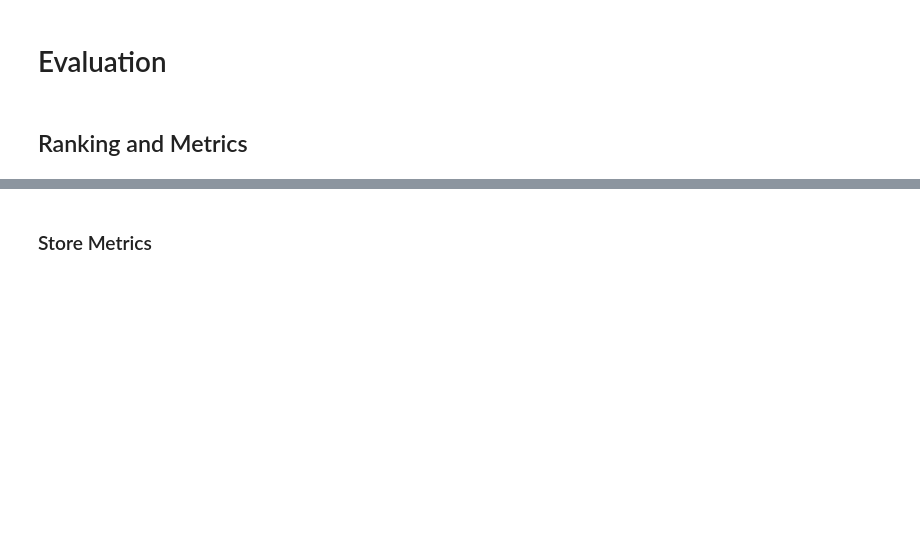
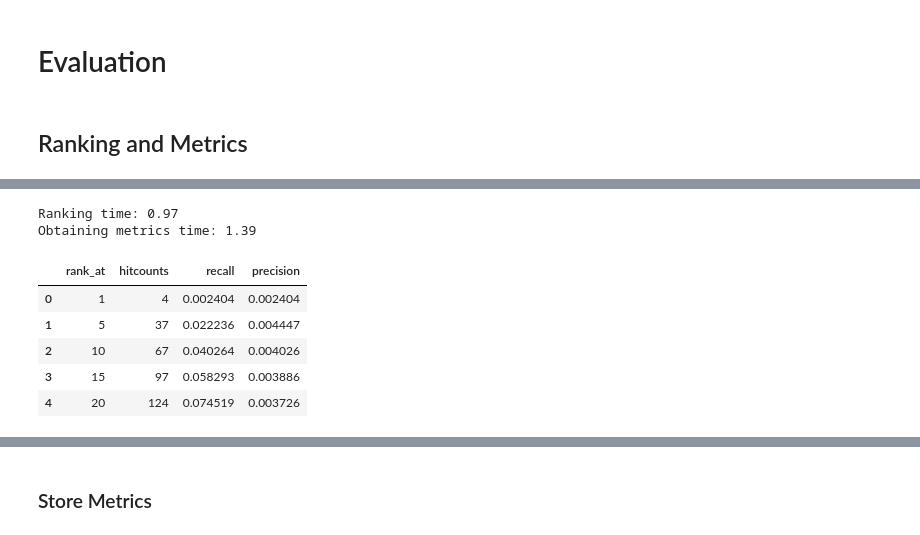
Before and after one commit to ROpdam/recommender_comparison, a Jupyter notebook: BPR.ipynb, the cells around one changed output, grey strips where cells are left out. Cells and saved outputs as stored; diff of their text form; code cells hidden in the pictures; blank space fills up the shorter version.

```diff
--- a/BPR.ipynb
+++ b/BPR.ipynb
@@ -114,10 +134,10 @@ def train_val_test_split(df, batch_size, val_perc, test_perc, n_items_val, n_ite
     users_to_remove = len(df.user_id.unique())%batch_size #Batch size compatible for CFRNN
     df_new, deleted_users = leave_users_out(df, users_to_remove)
 
-    test_users = int(test_perc*total_users) # Number of users to be used for testing
+    test_users = int(test_perc*total_users / 64 + 1) * 64 # Number of users to be used for testing
     test_last_items = n_items_test # Items to be removed from test users in train set and used in test set
 
-    val_users = int(val_perc*total_users) -1
+    val_users = int(val_perc*total_users / 64 + 1) * 64
     val_last_items = n_items_val
 
     train_set, test_set = leave_last_x_out(df_new, test_users, test_last_items)
@@ -323,6 +343,6 @@ file_name
 # %% [markdown]
 ## Fit
 # %%
-BPR_amazon_01 = BPR(total_users, total_items, params)
-BPR_amazon_01.fit(train_set)
+BPR_ml_01_005 = BPR(total_users, total_items, params)
+BPR_ml_01_005.fit(train_set)
 # %% [output]
@@ -451,8 +473,13 @@ len(test_set.user_id.unique())
 # %%
 model = {'p':df_res['p'][1], 'q':df_res['q'][1]}
+# %%
+model = {'p':BPR_ml_01_005.model['p'], 'q':BPR_ml_01_005.model['q']}
 # %%
 rank_at = 20
-ranked_df = rank_predictions(model, test_set, rank_at, True)
+ranked_df = rank_predictions(model, test_set, rank_at)
 
 steps = 5
-metrics = get_metrics(ranked_df, steps, rank_at)
+metrics_3 = get_metrics(ranked_df, steps, rank_at)
+# %% [output]
+Ranking time: 0.97
+Obtaining metrics time: 1.39
@@ -460,0 +486,9 @@ metrics
+# %%
+metrics_3
+# %% [output]
+|  | rank_at | hitcounts | recall | precision |
+| 0 | 1 | 4 | 0.002404 | 0.002404 |
+| 1 | 5 | 37 | 0.022236 | 0.004447 |
+| 2 | 10 | 67 | 0.040264 | 0.004026 |
+| 3 | 15 | 97 | 0.058293 | 0.003886 |
+| 4 | 20 | 124 | 0.074519 | 0.003726 |
```
Also changed, not shown: parts of 16 cells of this notebook, 1 other file.
